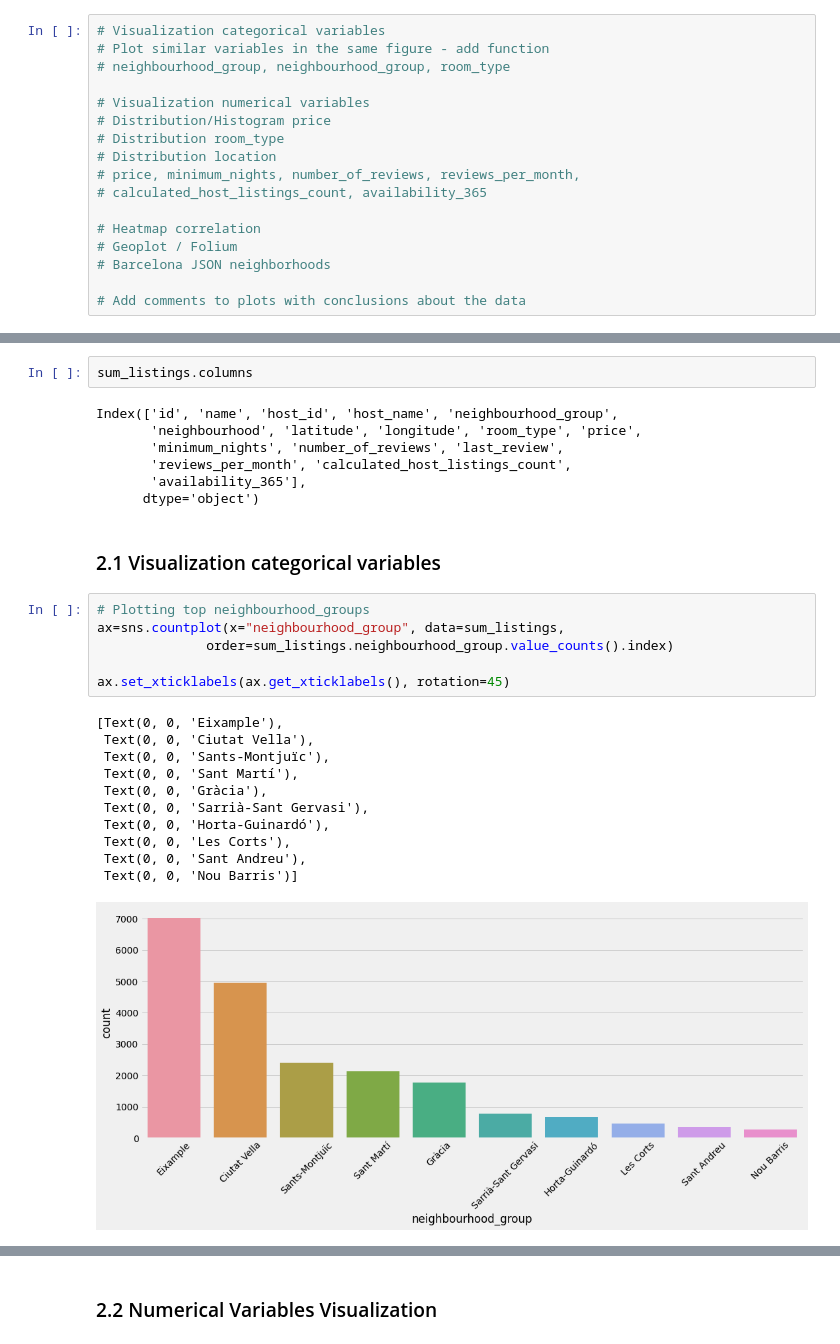
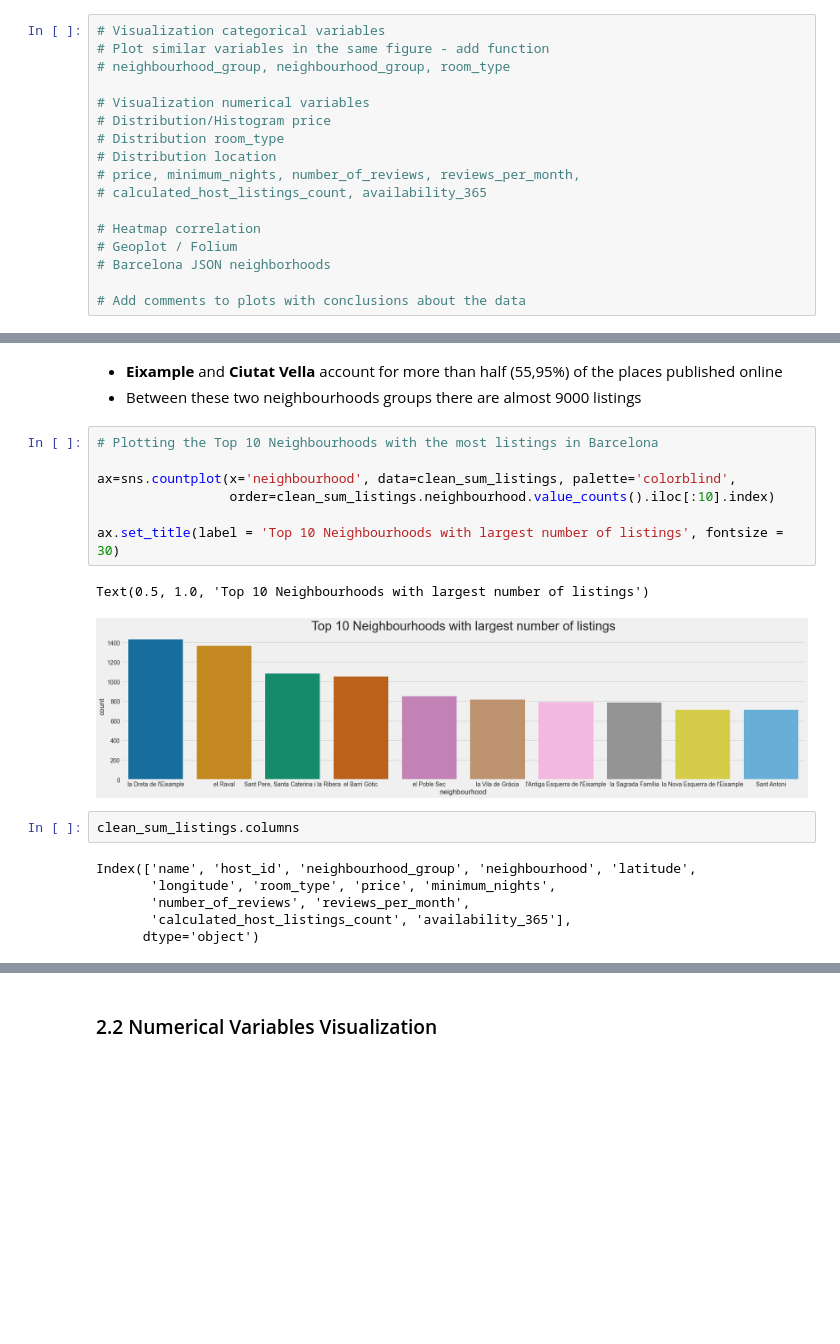
Before and after one commit to dinisoliveirac/AirbnbSmarter-Pricing-Predictor, a Jupyter notebook: airbnb_barcelona.ipynb, the cells around one changed output, grey strips where cells are left out. Saved outputs shown, nothing was run; the diff lists cells and outputs as text; blank space fills up the shorter version.

```diff
--- a/airbnb_barcelona.ipynb
+++ b/airbnb_barcelona.ipynb
@@ -262,29 +331,21 @@ Text(0.5, 1.0, 'Number of Reviews')
+# %% [markdown]
+- **Eixample** and **Ciutat Vella** account for more than half (55,95%) of the places published online
+- Between these two neighbourhoods groups there are almost 9000 listings
+# %%
+# Plotting the Top 10 Neighbourhoods with the most listings in Barcelona
+
+ax=sns.countplot(x='neighbourhood', data=clean_sum_listings, palette='colorblind',
+                 order=clean_sum_listings.neighbourhood.value_counts().iloc[:10].index)
+
+ax.set_title(label = 'Top 10 Neighbourhoods with largest number of listings', fontsize = 30)
+# %% [output]
+Text(0.5, 1.0, 'Top 10 Neighbourhoods with largest number of listings')
+[figure, added]
 # %%
-sum_listings.columns
+clean_sum_listings.columns
 # %% [output]
-Index(['id', 'name', 'host_id', 'host_name', 'neighbourhood_group',
-       'neighbourhood', 'latitude', 'longitude', 'room_type', 'price',
-       'minimum_nights', 'number_of_reviews', 'last_review',
-       'reviews_per_month', 'calculated_host_listings_count',
-       'availability_365'],
+Index(['name', 'host_id', 'neighbourhood_group', 'neighbourhood', 'latitude',
+       'longitude', 'room_type', 'price', 'minimum_nights',
+       'number_of_reviews', 'reviews_per_month',
+       'calculated_host_listings_count', 'availability_365'],
       dtype='object')
-# %% [markdown]
-### 2.1 Visualization categorical variables
-# %%
-# Plotting top neighbourhood_groups
-ax=sns.countplot(x="neighbourhood_group", data=sum_listings,
-              order=sum_listings.neighbourhood_group.value_counts().index)
-
-ax.set_xticklabels(ax.get_xticklabels(), rotation=45)
-# %% [output]
-[Text(0, 0, 'Eixample'),
- Text(0, 0, 'Ciutat Vella'),
- Text(0, 0, 'Sants-Montjuïc'),
- Text(0, 0, 'Sant Martí'),
- Text(0, 0, 'Gràcia'),
- Text(0, 0, 'Sarrià-Sant Gervasi'),
- Text(0, 0, 'Horta-Guinardó'),
- Text(0, 0, 'Les Corts'),
- Text(0, 0, 'Sant Andreu'),
- Text(0, 0, 'Nou Barris')]
-[figure, removed]
```
Also changed, not shown: parts of 54 cells of this notebook.
